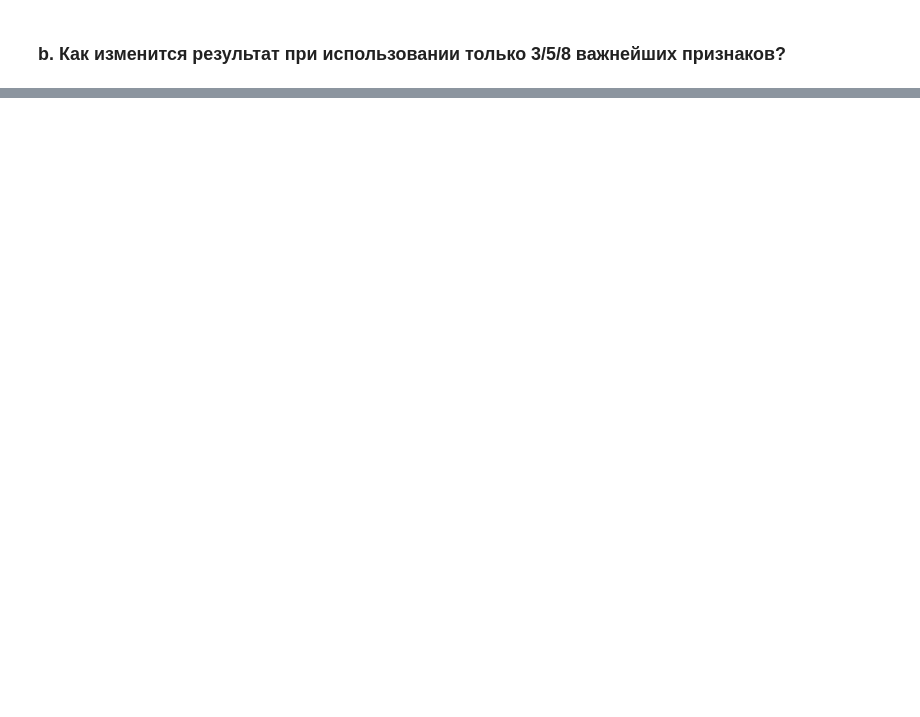
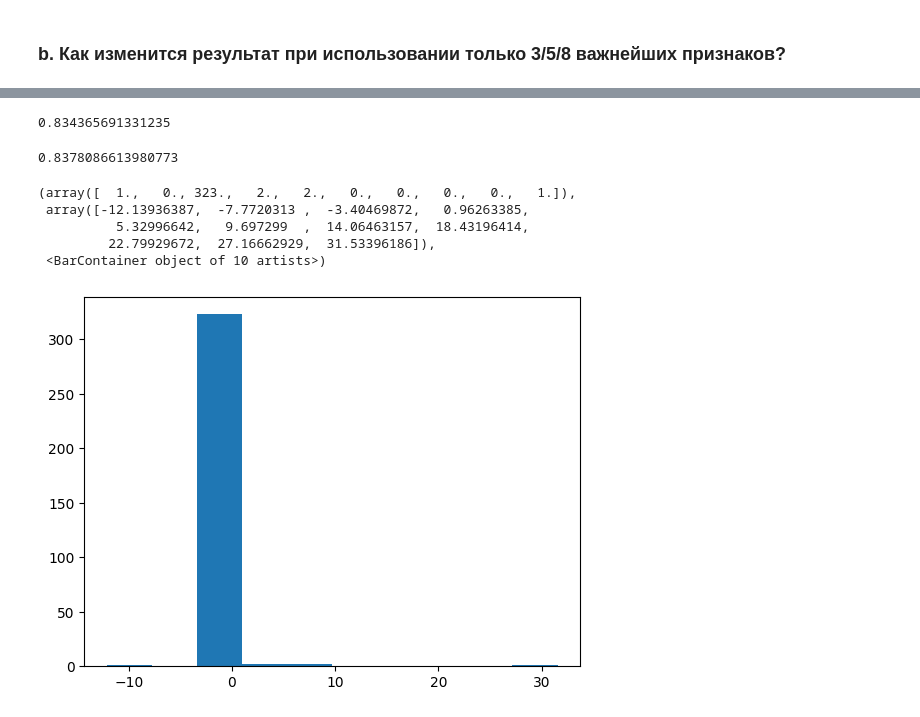
Before and after one commit to Dmitrij-Solovjev/ML_homework, a Jupyter notebook: TEST: TREE.ipynb, the cells around one changed output, grey strips where cells are left out. Cells and saved outputs as stored; diff of their text form; code cells hidden in the pictures; blank space fills up the shorter version.

```diff
--- a/TEST: TREE.ipynb
+++ b/TEST: TREE.ipynb
@@ -475,0 +542,27 @@ fig.tight_layout()
+# %%
+rf_tree = RandomForestRegressor(random_state=0, n_estimators=50, max_depth=5, min_samples_leaf=5, criterion="squared_error")
+rf_tree.fit(X_train, y_train)
+
+y_pred_mse = rf_tree.predict(X_test)
+rf_tree.score(X_test, y_test)
+# %% [output]
+0.834365691331235
+# %%
+rf_tree = RandomForestRegressor(random_state=0, n_estimators=50, max_depth=5, min_samples_leaf=5, criterion="absolute_error")
+rf_tree.fit(X_train, y_train)
+
+y_pred_mae = rf_tree.predict(X_test)
+rf_tree.score(X_test, y_test)
+# %% [output]
+0.8378086613980773
+# %%
+diff = (y_pred_mse - y_pred_mae)/y_pred_mse
+df_diff = pd.DataFrame({"diff":diff})
+plt.hist(df_diff)
+# %% [output]
+(array([  1.,   0., 323.,   2.,   2.,   0.,   0.,   0.,   0.,   1.]),
+ array([-12.13936387,  -7.7720313 ,  -3.40469872,   0.96263385,
+          5.32996642,   9.697299  ,  14.06463157,  18.43196414,
+         22.79929672,  27.16662929,  31.53396186]),
+ <BarContainer object of 10 artists>)
+[figure, added]
```
Also changed, not shown: parts of 42 cells of this notebook, 1 other file.
